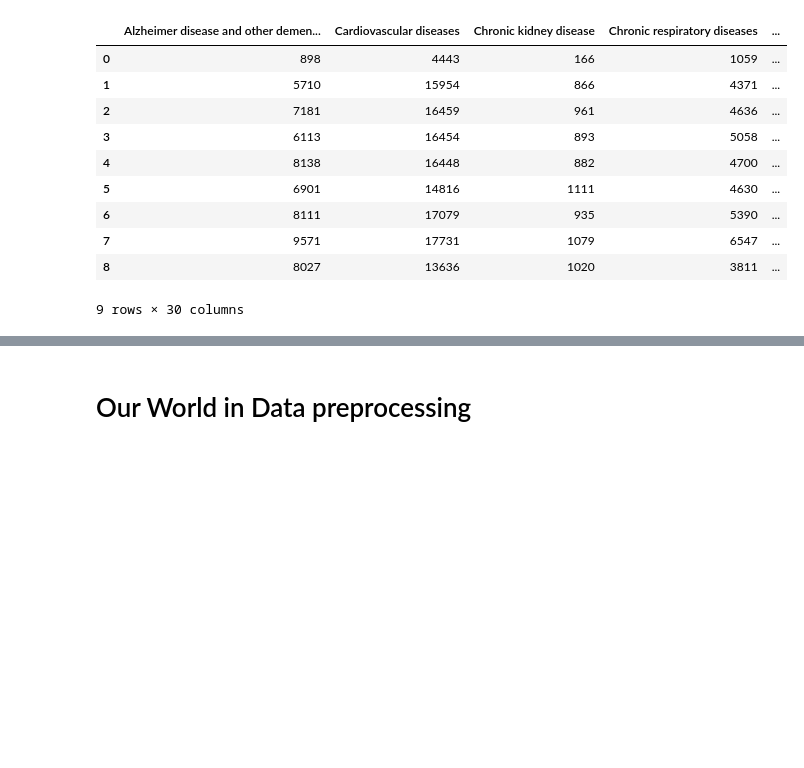
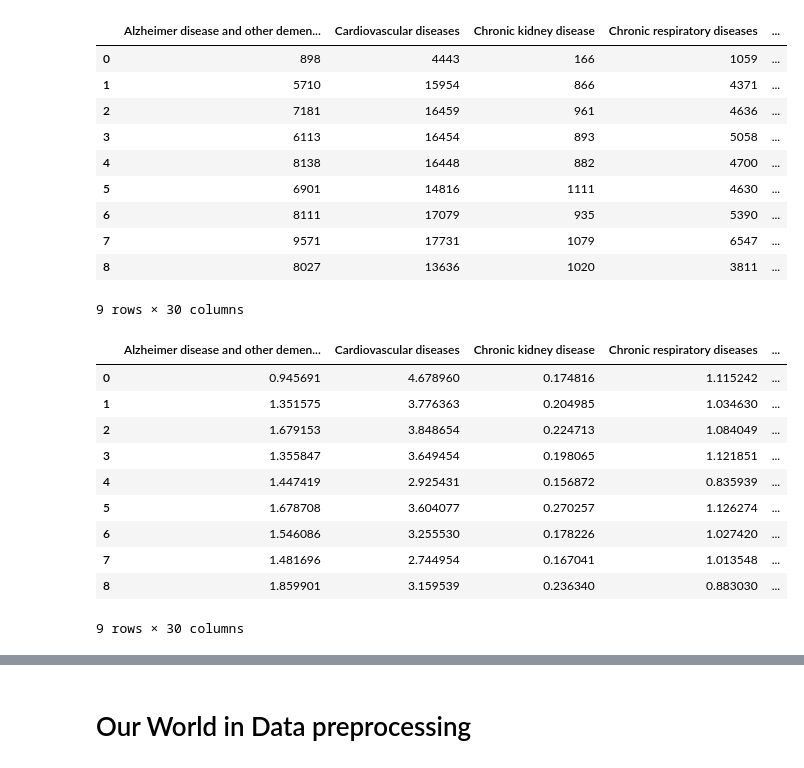
Before and after one commit to epfl-ada/ada-2021-project-hoja, a Jupyter notebook: Milestone_2.ipynb, the cells around one changed output, grey strips where cells are left out. Saved outputs shown, nothing was run; the diff lists cells and outputs as text; code cells hidden in the pictures; blank space fills up the shorter version.

```diff
--- a/Milestone_2.ipynb
+++ b/Milestone_2.ipynb
@@ -98,0 +118,14 @@ quotebank.quotes_occurrences_df
+# %%
+quotebank.quotes_percentage_df
+# %% [output]
+|  | Alzheimer disease and other demen... | Cardiovascular diseases | Chronic kidney disease | Chronic respiratory diseases | ... |
+| 0 | 0.945691 | 4.678960 | 0.174816 | 1.115242 | ... |
+| 1 | 1.351575 | 3.776363 | 0.204985 | 1.034630 | ... |
+| 2 | 1.679153 | 3.848654 | 0.224713 | 1.084049 | ... |
+| 3 | 1.355847 | 3.649454 | 0.198065 | 1.121851 | ... |
+| 4 | 1.447419 | 2.925431 | 0.156872 | 0.835939 | ... |
+| 5 | 1.678708 | 3.604077 | 0.270257 | 1.126274 | ... |
+| 6 | 1.546086 | 3.255530 | 0.178226 | 1.027420 | ... |
+| 7 | 1.481696 | 2.744954 | 0.167041 | 1.013548 | ... |
+| 8 | 1.859901 | 3.159539 | 0.236340 | 0.883030 | ... |
+9 rows × 30 columns
```
Also changed, not shown: parts of 40 cells of this notebook, 5 other files.
